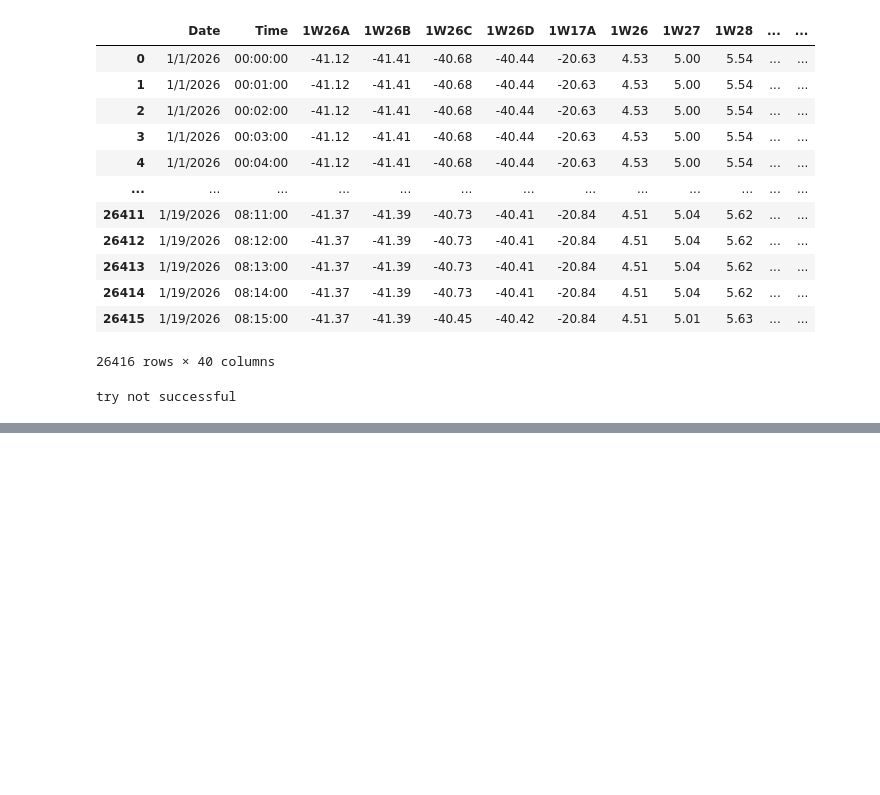
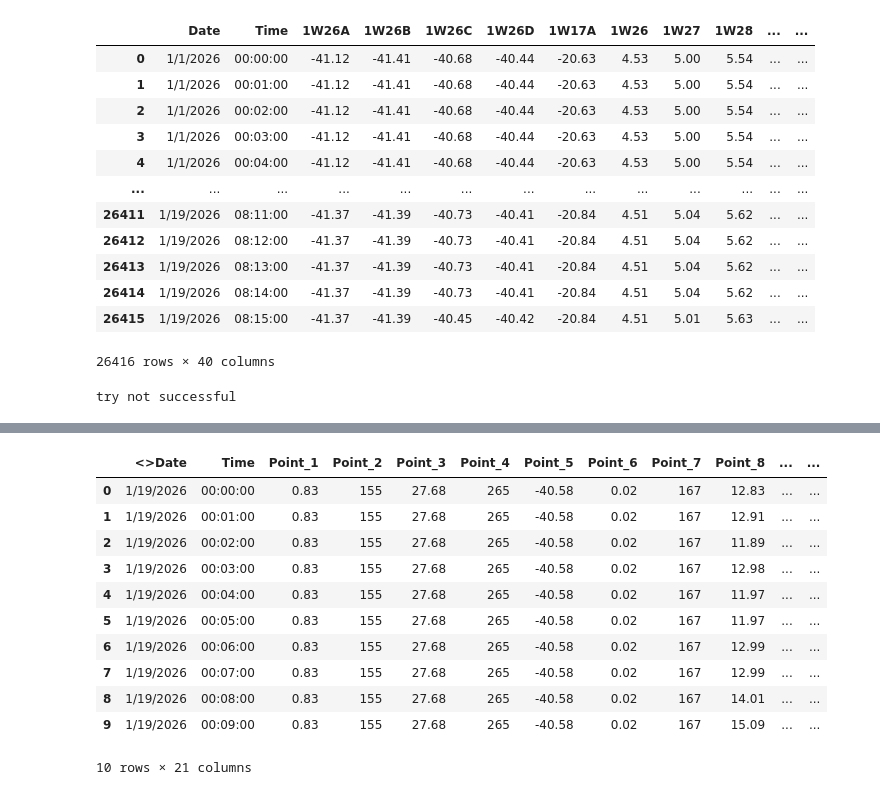
Before and after one commit to JohnCaruthers1AZ/refsys, a Jupyter notebook: point_name_test.ipynb, the cells around one changed output, grey strips where cells are left out. Cells and saved outputs as stored; diff of their text form; code cells hidden in the pictures; blank space fills up the shorter version.

```diff
--- a/point_name_test.ipynb
+++ b/point_name_test.ipynb
@@ -159 +159,16 @@ df1.head(10)
 10 rows × 21 columns
+# %%
+df2.head(10)
+# %% [output]
+|  | <>Date | Time | Point_1 | Point_2 | Point_3 | Point_4 | Point_5 | Point_6 | Point_7 | Point_8 | ... | ... |
+| 0 | 1/19/2026 | 00:00:00 | 0.83 | 155 | 27.68 | 265 | -40.58 | 0.02 | 167 | 12.83 | ... | ... |
+| 1 | 1/19/2026 | 00:01:00 | 0.83 | 155 | 27.68 | 265 | -40.58 | 0.02 | 167 | 12.91 | ... | ... |
+| 2 | 1/19/2026 | 00:02:00 | 0.83 | 155 | 27.68 | 265 | -40.58 | 0.02 | 167 | 11.89 | ... | ... |
+| 3 | 1/19/2026 | 00:03:00 | 0.83 | 155 | 27.68 | 265 | -40.58 | 0.02 | 167 | 12.98 | ... | ... |
+| 4 | 1/19/2026 | 00:04:00 | 0.83 | 155 | 27.68 | 265 | -40.58 | 0.02 | 167 | 11.97 | ... | ... |
+| 5 | 1/19/2026 | 00:05:00 | 0.83 | 155 | 27.68 | 265 | -40.58 | 0.02 | 167 | 11.97 | ... | ... |
+| 6 | 1/19/2026 | 00:06:00 | 0.83 | 155 | 27.68 | 265 | -40.58 | 0.02 | 167 | 12.99 | ... | ... |
+| 7 | 1/19/2026 | 00:07:00 | 0.83 | 155 | 27.68 | 265 | -40.58 | 0.02 | 167 | 12.99 | ... | ... |
+| 8 | 1/19/2026 | 00:08:00 | 0.83 | 155 | 27.68 | 265 | -40.58 | 0.02 | 167 | 14.01 | ... | ... |
+| 9 | 1/19/2026 | 00:09:00 | 0.83 | 155 | 27.68 | 265 | -40.58 | 0.02 | 167 | 15.09 | ... | ... |
+10 rows × 21 columns
```
Also changed, not shown: parts of 7 cells of this notebook.
